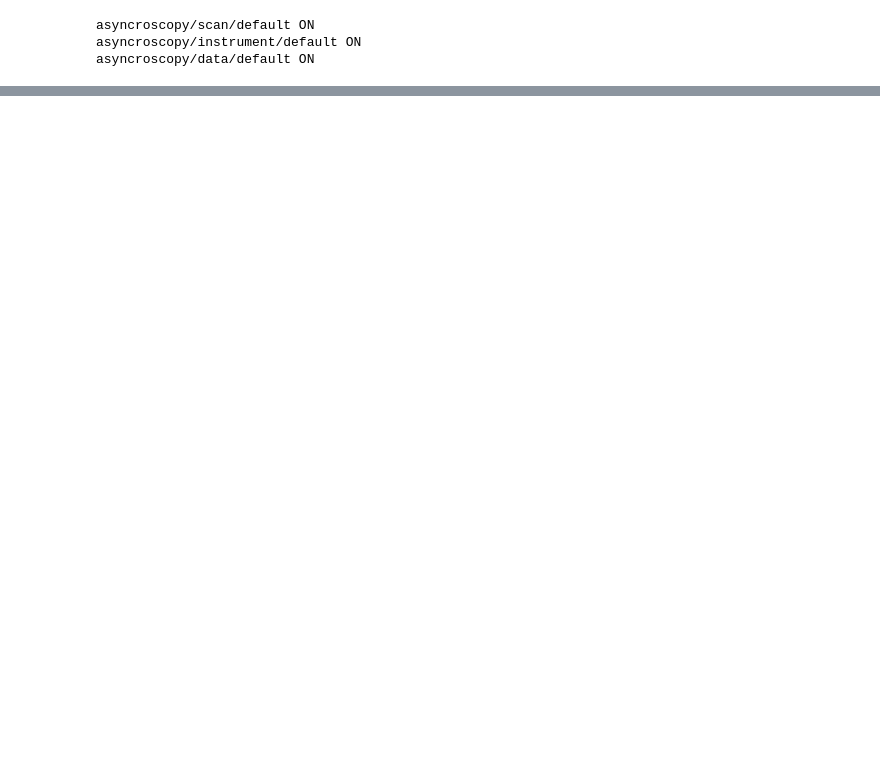
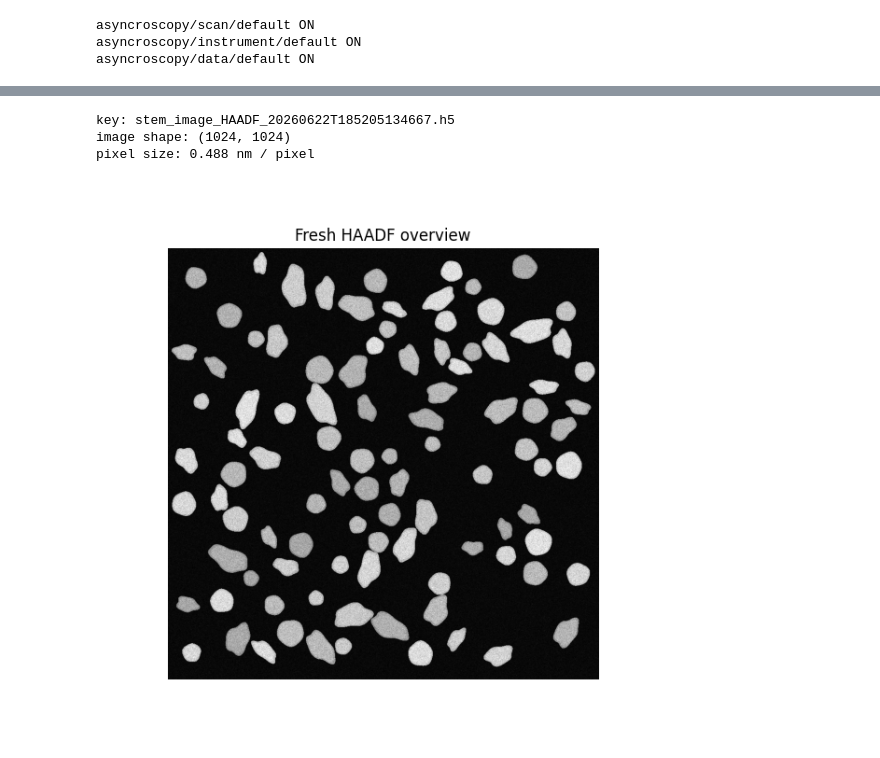
Before and after one commit to 1996suryamandalreddy-maker/asyncroscopy, a Jupyter notebook: notebooks/09_Hackathon_Digital_Twin.ipynb, the cells around one changed output, grey strips where cells are left out. Drawn from its saved outputs; the diff is of its cells as text; code cells hidden in the pictures; blank space fills up the shorter version.

```diff
--- a/notebooks/09_Hackathon_Digital_Twin.ipynb
+++ b/notebooks/09_Hackathon_Digital_Twin.ipynb
@@ -151,0 +145,30 @@ plt.tight_layout()
+# %%
+scan.imsize = 1024
+scan.dwell_time = 1e-6
+
+overview_key = microscope.acquire_scanned_image(['HAADF'])
+overview_node = client[overview_key]['image']['HAADF']
+overview = np.asarray(overview_node.read(), dtype=np.float32)
+overview_metadata = dict(overview_node.metadata)
+
+fov_nm = float(overview_metadata.get('fov_nm', 500.0))
+pixel_size_nm = float(overview_metadata.get('pixel_size_nm', fov_nm / overview.shape[0]))
+
+print(f'key: {overview_key}')
+print(f'image shape: {overview.shape}')
+print(f'pixel size: {pixel_size_nm:.3f} nm / pixel')
+# %% [output]
+key: stem_image_HAADF_20260622T185205134667.h5
+image shape: (1024, 1024)
+pixel size: 0.488 nm / pixel
+# %%
+overview_norm = overview - np.nanmin(overview)
+if np.nanmax(overview_norm) > 0:
+    overview_norm = overview_norm / np.nanmax(overview_norm)
+
+plt.figure(figsize=(6, 6))
+plt.imshow(overview_norm, cmap='gray')
+plt.title('Fresh HAADF overview')
+plt.axis('off');
+# %% [output]
+[figure, added]
```
Also changed, not shown: parts of 47 cells of this notebook, 6 other files.
